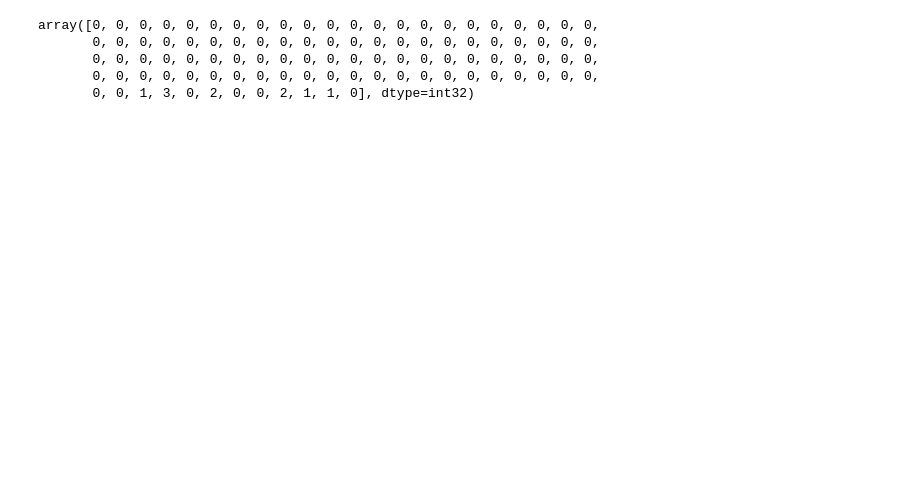
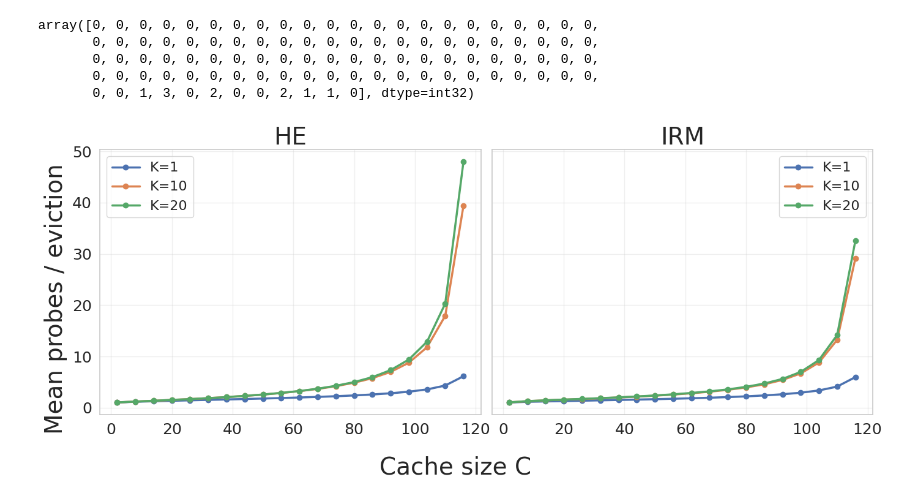
Before and after one commit to Effygal/cache-modeling, a Jupyter notebook: mrc-analysis.ipynb, the cells around one changed output. Saved outputs shown, nothing was run; the diff lists cells and outputs as text; code cells hidden in the pictures; blank space fills up the shorter version.

```diff
--- a/mrc-analysis.ipynb
+++ b/mrc-analysis.ipynb
@@ -530,3 +592,47 @@ array([0, 0, 0, 0, 0, 0, 0, 0, 0, 0, 0, 0, 0, 0, 0, 0, 0, 0, 0, 0, 0, 0,
        0, 0, 0, 0, 0, 0, 0, 0, 0, 0, 0, 0, 0, 0, 0, 0, 0, 0, 0, 0, 0, 0,
        0, 0, 0, 0, 0, 0, 0, 0, 0, 0, 0, 0, 0, 0, 0, 0, 0, 0, 0, 0, 0, 0,
        0, 0, 1, 3, 0, 2, 0, 0, 2, 1, 1, 0], dtype=int32)
+# %%
+sns.set_theme(style="whitegrid", palette="deep")
+
+k_values = [1, 10, 20]
+Cs = np.arange(2, 121, 6)
+
+means_he = np.zeros((len(k_values), len(Cs)), dtype=float)
+means_irm = np.zeros_like(means_he)
+
+for ki, k in enumerate(k_values):
+    for ci, c in enumerate(Cs):
+        rc = tg.ran_clock(C=c, K=k)
+        _, _, examined_he_k, _ = rc.run_age(ph2)
+        _, _, examined_irm_k, _ = rc.run_age(irm2)
+
+        arr_he = np.asarray(examined_he_k)
+        arr_irm = np.asarray(examined_irm_k)
+        nz_he = arr_he > 0
+        nz_irm = arr_irm > 0
+
+        means_he[ki, ci] = arr_he[nz_he].mean() if nz_he.any() else 0.0
+        means_irm[ki, ci] = arr_irm[nz_irm].mean() if nz_irm.any() else 0.0
+
+palette = sns.color_palette("deep", len(k_values))
+fig, axes = plt.subplots(1, 2, figsize=(14, 6), sharey=True)
+
+for ax, means, title in [
+    (axes[0], means_he, r"HE"),
+    (axes[1], means_irm, r"IRM"),
+]:
+    for k, color, vals in zip(k_values, palette, means):
+        ax.plot(Cs, vals, marker="o", lw=2.5, color=color, label=f"K={k}")
+    ax.set_title(title, fontsize=28)
+    ax.tick_params(axis="both", labelsize=18)
+    ax.grid(True, alpha=0.3)
+    ax.legend(fontsize=16)
+
+fig.supxlabel("Cache size C", fontsize=28)
+fig.supylabel("Mean probes / eviction", fontsize=28)
+plt.tight_layout()
+plt.savefig("probe_vs_C.pdf", bbox_inches="tight")
+plt.show()
+# %% [output]
+[figure, added]
```
Also changed, not shown: parts of 14 cells of this notebook, 1 other file.
